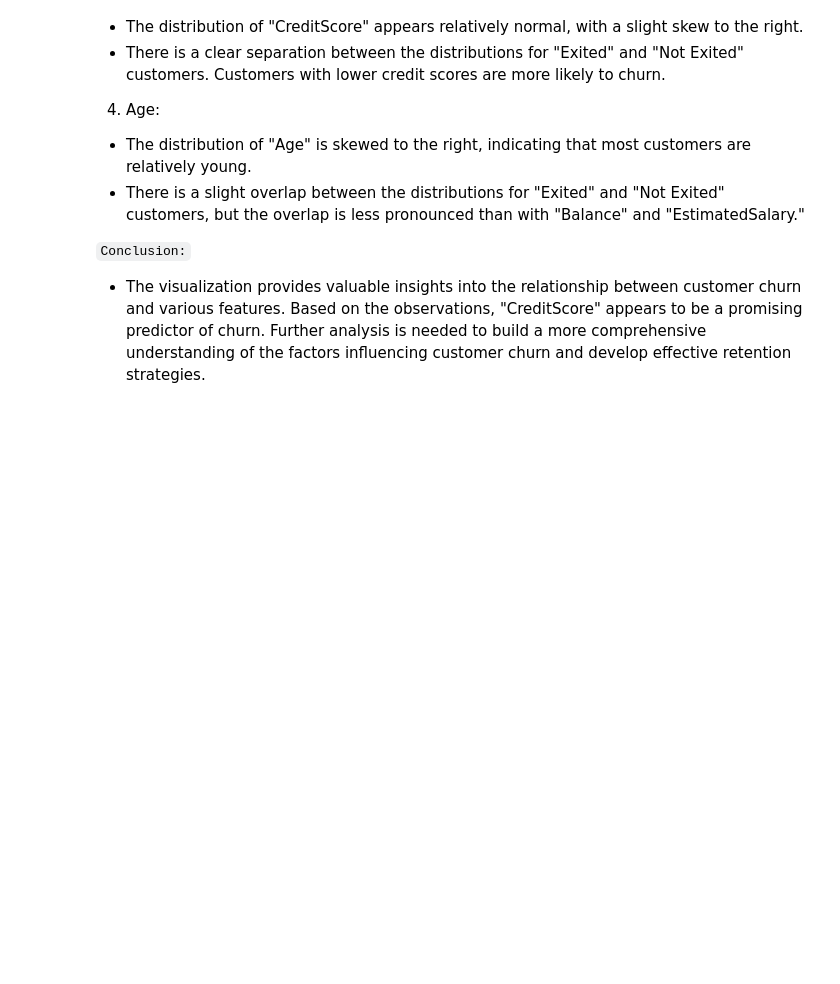
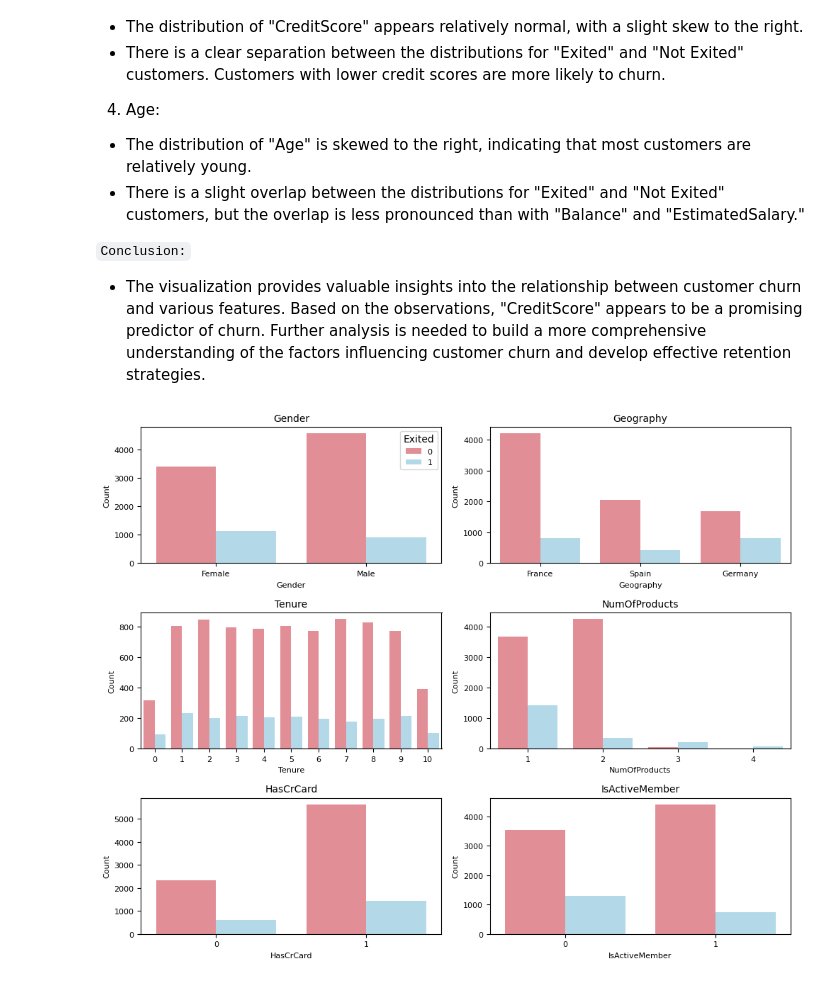
Before and after one commit to jacquesbilombe/CRM-Customers-Churn, a Jupyter notebook: ChurnScore.ipynb, the cells around one changed output. Drawn from its saved outputs; the diff is of its cells as text; code cells hidden in the pictures; blank space fills up the shorter version.

```diff
--- a/ChurnScore.ipynb
+++ b/ChurnScore.ipynb
@@ -207,3 +207,40 @@ The visualization provides a comprehensive view of the distributions of several
 `Conclusion:`
 
   - The visualization provides valuable insights into the relationship between customer churn and various features. Based on the observations, "CreditScore" appears to be a promising predictor of churn. Further analysis is needed to build a more comprehensive understanding of the factors influencing customer churn and develop effective retention strategies.
+# %%
+# Exploring the distribution differences between exited and not exited customers for categorical features
+
+# Select relevant categorical features and create a copy
+categorical_features = df[['Gender', 'Geography', 'Tenure',
+                           'NumOfProducts', 'HasCrCard', 'IsActiveMember', 'Exited']]
+
+sns.set_palette("deep")
+
+plt.figure(figsize=(10, 8))
+
+# Loop through each categorical feature except the last one ('Exited')
+for i, feature in enumerate(categorical_features.columns[:-1]):
+    # Create a subplot for each feature
+    plt.subplot(3, 2, i + 1)
+
+    # Create a count plot for the categorical feature, colored by 'Exited' status
+    sns.countplot(data=categorical_features, x=feature, hue='Exited',
+                  alpha=0.7, palette=[colors[0], colors[1]])
+
+    # Set the title, x-label, and y-label for the subplot
+    plt.title(f'{feature}', fontsize=10)
+    plt.xlabel(feature, fontsize=8)
+    plt.ylabel('Count', fontsize=8)
+
+    plt.tick_params(axis='both', labelsize=8)
+    if i > 0:
+        plt.legend().set_visible(False)
+    else:
+        plt.legend(title='Exited', fontsize=8)
+
+plt.tight_layout()
+
+# Display the plots
+plt.show()
+# %% [output]
+[figure, added]
```
Also changed, not shown: parts of 4 cells of this notebook.
